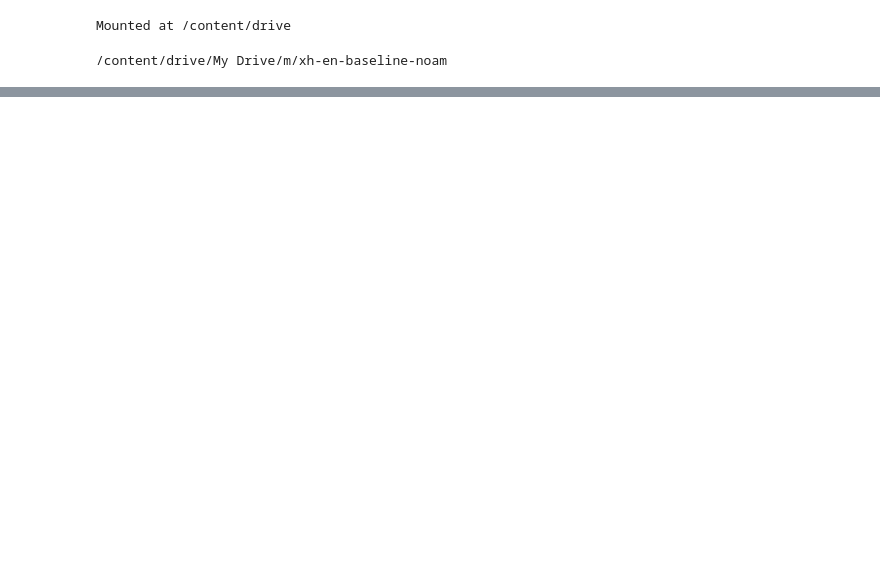
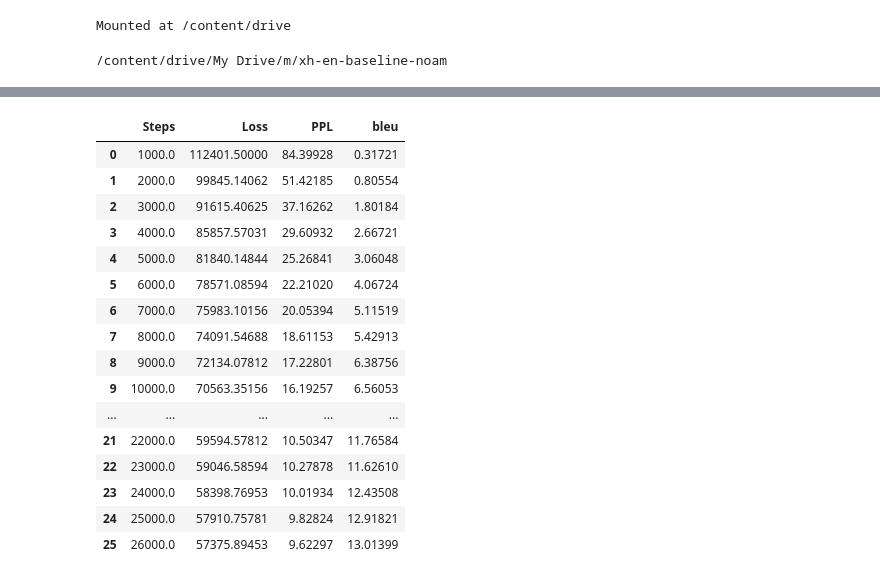
Before and after one commit to Shingirai98/Xhosa_English_Translation, a Jupyter notebook: Results.ipynb, the cells around one changed output, grey strips where cells are left out. Saved outputs shown, nothing was run; the diff lists cells and outputs as text; code cells hidden in the pictures; blank space fills up the shorter version.

```diff
--- a/Results.ipynb
+++ b/Results.ipynb
@@ -56 +81,8 @@ def toDataFrame(val):
+# %%
+def disp_tab(current_var):
+  val = "drive/My Drive/m/xh-en-"+current_var+"/models/xhen_reverse_transformer/validations.txt"
+  table1 = toDataFrame(val)
+
+  data_table.enable_dataframe_formatter()
+  return table1
 # %%
@@ -87,0 +122,20 @@ plt.show()
+# %%
+disp_tab(vars[2])
+# %% [output]
+|  | Steps | Loss | PPL | bleu |
+| 0 | 1000.0 | 112401.50000 | 84.39928 | 0.31721 |
+| 1 | 2000.0 | 99845.14062 | 51.42185 | 0.80554 |
+| 2 | 3000.0 | 91615.40625 | 37.16262 | 1.80184 |
+| 3 | 4000.0 | 85857.57031 | 29.60932 | 2.66721 |
+| 4 | 5000.0 | 81840.14844 | 25.26841 | 3.06048 |
+| 5 | 6000.0 | 78571.08594 | 22.21020 | 4.06724 |
+| 6 | 7000.0 | 75983.10156 | 20.05394 | 5.11519 |
+| 7 | 8000.0 | 74091.54688 | 18.61153 | 5.42913 |
+| 8 | 9000.0 | 72134.07812 | 17.22801 | 6.38756 |
+| 9 | 10000.0 | 70563.35156 | 16.19257 | 6.56053 |
+| ... | ... | ... | ... | ... |
+| 21 | 22000.0 | 59594.57812 | 10.50347 | 11.76584 |
+| 22 | 23000.0 | 59046.58594 | 10.27878 | 11.62610 |
+| 23 | 24000.0 | 58398.76953 | 10.01934 | 12.43508 |
+| 24 | 25000.0 | 57910.75781 | 9.82824 | 12.91821 |
+| 25 | 26000.0 | 57375.89453 | 9.62297 | 13.01399 |
```
Also changed, not shown: parts of 10 cells of this notebook.
